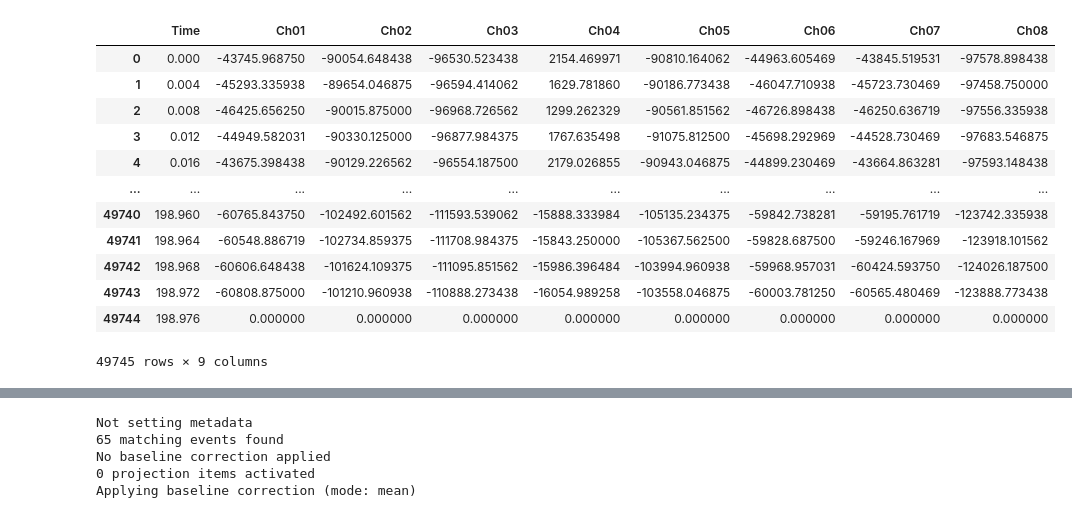
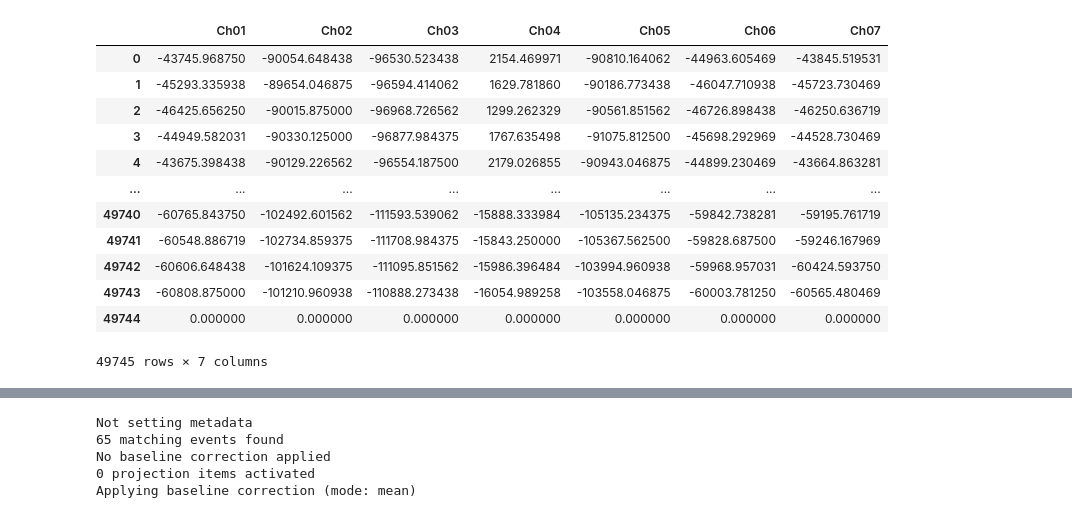
Before and after one commit to janetshin8030/OW_closedloop, a Jupyter notebook: erp_analysis.ipynb, the cells around one changed output, grey strips where cells are left out. Cells and saved outputs as stored; diff of their text form; code cells hidden in the pictures.

```diff
--- a/erp_analysis.ipynb
+++ b/erp_analysis.ipynb
@@ -4,20 +4,21 @@ import pandas as pd
 import mne
 # %%
 eeg_df = pd.read_csv("offline_2back_sham.csv")
+eeg_df.drop(['Time', ' Ch08'], axis = 1, inplace = True)
 eeg_df
 # %% [output]
-|  | Time | Ch01 | Ch02 | Ch03 | Ch04 | Ch05 | Ch06 | Ch07 | Ch08 |
-| 0 | 0.000 | -43745.968750 | -90054.648438 | -96530.523438 | 2154.469971 | -90810.164062 | -44963.605469 | -43845.519531 | -97578.898438 |
-| 1 | 0.004 | -45293.335938 | -89654.046875 | -96594.414062 | 1629.781860 | -90186.773438 | -46047.710938 | -45723.730469 | -97458.750000 |
-| 2 | 0.008 | -46425.656250 | -90015.875000 | -96968.726562 | 1299.262329 | -90561.851562 | -46726.898438 | -46250.636719 | -97556.335938 |
-| 3 | 0.012 | -44949.582031 | -90330.125000 | -96877.984375 | 1767.635498 | -91075.812500 | -45698.292969 | -44528.730469 | -97683.546875 |
-| 4 | 0.016 | -43675.398438 | -90129.226562 | -96554.187500 | 2179.026855 | -90943.046875 | -44899.230469 | -43664.863281 | -97593.148438 |
-| ... | ... | ... | ... | ... | ... | ... | ... | ... | ... |
-| 49740 | 198.960 | -60765.843750 | -102492.601562 | -111593.539062 | -15888.333984 | -105135.234375 | -59842.738281 | -59195.761719 | -123742.335938 |
-| 49741 | 198.964 | -60548.886719 | -102734.859375 | -111708.984375 | -15843.250000 | -105367.562500 | -59828.687500 | -59246.167969 | -123918.101562 |
-| 49742 | 198.968 | -60606.648438 | -101624.109375 | -111095.851562 | -15986.396484 | -103994.960938 | -59968.957031 | -60424.593750 | -124026.187500 |
-| 49743 | 198.972 | -60808.875000 | -101210.960938 | -110888.273438 | -16054.989258 | -103558.046875 | -60003.781250 | -60565.480469 | -123888.773438 |
-| 49744 | 198.976 | 0.000000 | 0.000000 | 0.000000 | 0.000000 | 0.000000 | 0.000000 | 0.000000 | 0.000000 |
+|  | Ch01 | Ch02 | Ch03 | Ch04 | Ch05 | Ch06 | Ch07 |
+| 0 | -43745.968750 | -90054.648438 | -96530.523438 | 2154.469971 | -90810.164062 | -44963.605469 | -43845.519531 |
+| 1 | -45293.335938 | -89654.046875 | -96594.414062 | 1629.781860 | -90186.773438 | -46047.710938 | -45723.730469 |
+| 2 | -46425.656250 | -90015.875000 | -96968.726562 | 1299.262329 | -90561.851562 | -46726.898438 | -46250.636719 |
+| 3 | -44949.582031 | -90330.125000 | -96877.984375 | 1767.635498 | -91075.812500 | -45698.292969 | -44528.730469 |
+| 4 | -43675.398438 | -90129.226562 | -96554.187500 | 2179.026855 | -90943.046875 | -44899.230469 | -43664.863281 |
+| ... | ... | ... | ... | ... | ... | ... | ... |
+| 49740 | -60765.843750 | -102492.601562 | -111593.539062 | -15888.333984 | -105135.234375 | -59842.738281 | -59195.761719 |
+| 49741 | -60548.886719 | -102734.859375 | -111708.984375 | -15843.250000 | -105367.562500 | -59828.687500 | -59246.167969 |
+| 49742 | -60606.648438 | -101624.109375 | -111095.851562 | -15986.396484 | -103994.960938 | -59968.957031 | -60424.593750 |
+| 49743 | -60808.875000 | -101210.960938 | -110888.273438 | -16054.989258 | -103558.046875 | -60003.781250 | -60565.480469 |
+| 49744 | 0.000000 | 0.000000 | 0.000000 | 0.000000 | 0.000000 | 0.000000 | 0.000000 |
-49745 rows × 9 columns
+49745 rows × 7 columns
 # %%
 markers = pd.read_csv("lifu_markers_1_2back_sham.csv")
```
Also changed, not shown: parts of 10 cells of this notebook, 50 other files.
